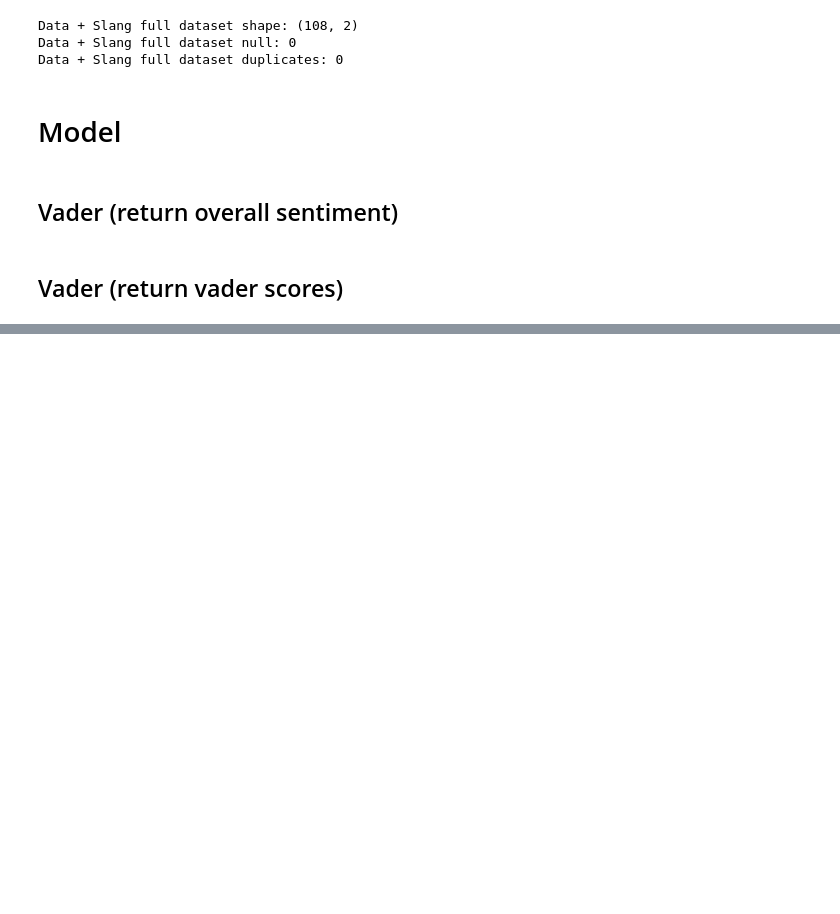
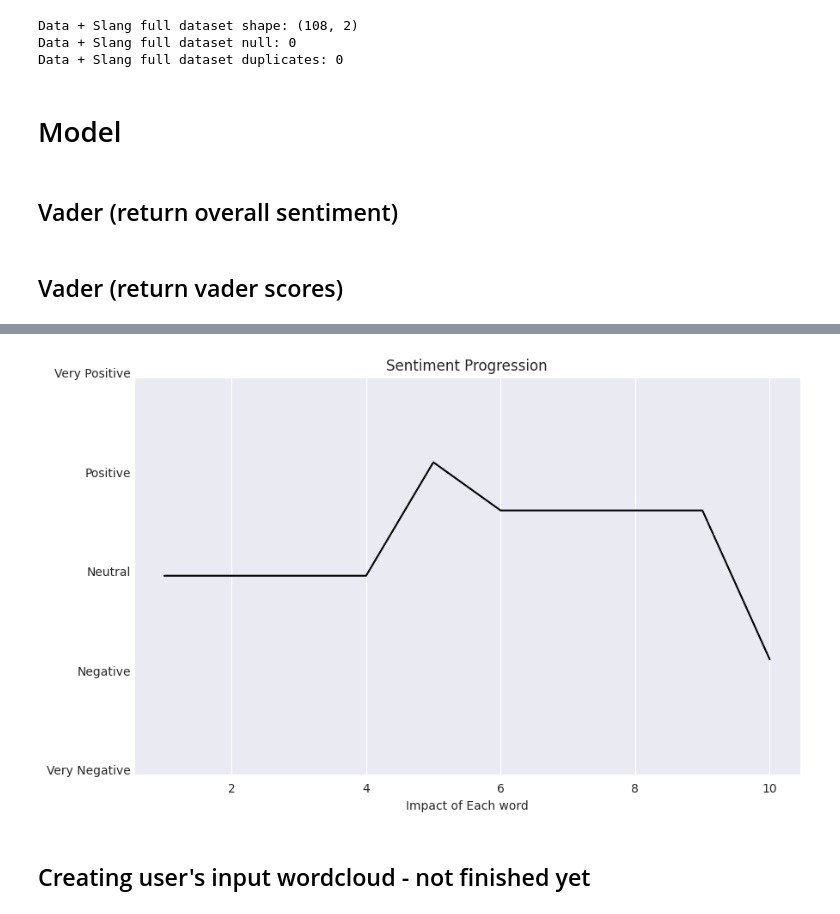
Before and after one commit to brvsf/live-sentiment-tracker, a Jupyter notebook: notebooks/sentiment-tracker.ipynb, the cells around one changed output, grey strips where cells are left out. Drawn from its saved outputs; the diff is of its cells as text; code cells hidden in the pictures; blank space fills up the shorter version.

```diff
--- a/notebooks/sentiment-tracker.ipynb
+++ b/notebooks/sentiment-tracker.ipynb
@@ -135 +135,3 @@ def vader_scores(sentence):
     return sentiment_dict
+# %%
+sentence = "i used to be happy but now i am sad"
@@ -135,0 +246,45 @@ def vader_scores(sentence):
+# %%
+from nltk.tokenize import word_tokenize
+
+tokenized_sentence = word_tokenize(SlangTranslation(sentence).apply_translator(sentence))
+# %%
+# Create a list of lists with the progression word by word of the final sentence
+sentences = []
+for i in range(1, len(tokenized_sentence) + 1):
+    new_sentence = ' '.join(tokenized_sentence[:i])
+    sentences.append([new_sentence])
+
+# Create a list of dicts with the vader_scores for each section of the sentence
+progressive_scores = []
+for i in sentences:
+    progressive_scores.append(vader_scores(i[0]))
+# %%
+import seaborn as sns
+import matplotlib.pyplot as plt
+
+# Calculating the compound value for each word added in the sentence
+compound_values = [score['compound'] for score in progressive_scores]
+
+# Seaborn config
+sns.set_style("darkgrid")
+plt.figure(figsize=(10, 6))
+sns.lineplot(x=[i+1 for i in range(len(compound_values))], y=compound_values, marker=None, color="black")
+
+# Adding title and labels
+plt.title('Sentiment Progression')
+plt.xlabel('Impact of Each word')
+
+plt.text(0.5, 1, 'Very Positive', ha='right')
+plt.text(0.5, 0.5, 'Positive', ha='right')
+plt.text(0.5, 0, 'Neutral', ha='right')
+plt.text(0.5, -0.5, 'Negative', ha='right')
+plt.text(0.5, -1, 'Very Negative', ha='right')
+
+plt.ylim(-1, 1)
+plt.yticks([])
+
+plt.show()
+# %% [output]
+[figure, added]
+# %% [markdown]
+## Creating user's input wordcloud - not finished yet
```
Also changed, not shown: parts of 23 cells of this notebook, 5 other files.
